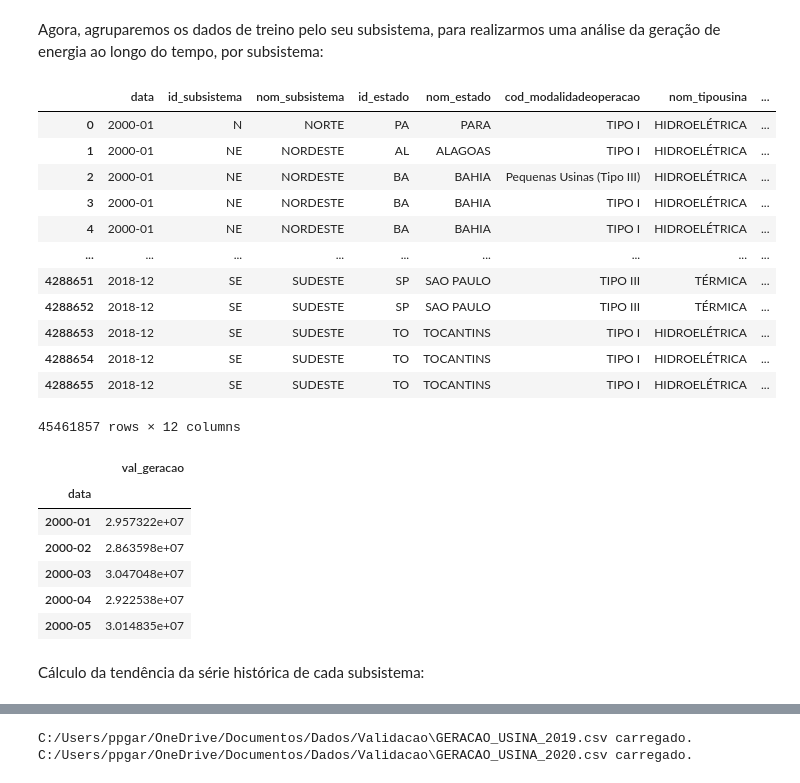
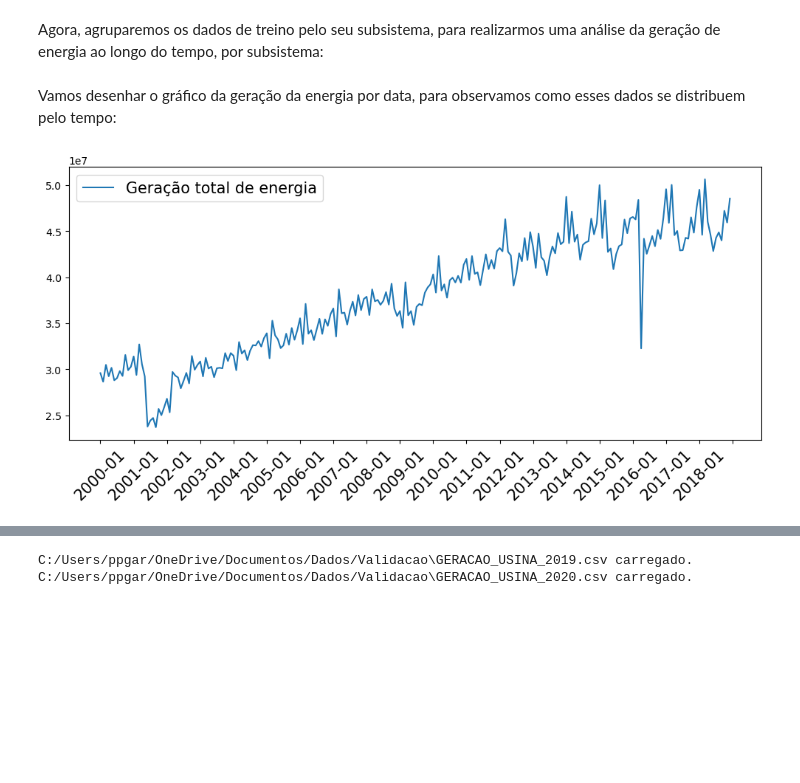
Before and after one commit to ppbgarcia/bootcamp20241, a Jupyter notebook: eda.ipynb, the cells around one changed output, grey strips where cells are left out. Drawn from its saved outputs; the diff is of its cells as text; code cells hidden in the pictures; blank space fills up the shorter version.

```diff
--- a/eda.ipynb
+++ b/eda.ipynb
@@ -83,38 +97,22 @@ norte = treino[treino['id_subsistema'] == "N"]
 nordeste = treino[treino['id_subsistema'] == "NE"]
 sul = treino[treino['id_subsistema'] == "S"]
 sudeste = treino[treino['id_subsistema'] == "SE"]
-# %%
-display(treino)
-# %% [output]
-|  | data | id_subsistema | nom_subsistema | id_estado | nom_estado | cod_modalidadeoperacao | nom_tipousina | ... |
-| 0 | 2000-01 | N | NORTE | PA | PARA | TIPO I | HIDROELÉTRICA | ... |
-| 1 | 2000-01 | NE | NORDESTE | AL | ALAGOAS | TIPO I | HIDROELÉTRICA | ... |
-| 2 | 2000-01 | NE | NORDESTE | BA | BAHIA | Pequenas Usinas (Tipo III) | HIDROELÉTRICA | ... |
-| 3 | 2000-01 | NE | NORDESTE | BA | BAHIA | TIPO I | HIDROELÉTRICA | ... |
-| 4 | 2000-01 | NE | NORDESTE | BA | BAHIA | TIPO I | HIDROELÉTRICA | ... |
-| ... | ... | ... | ... | ... | ... | ... | ... | ... |
-| 4288651 | 2018-12 | SE | SUDESTE | SP | SAO PAULO | TIPO III | TÉRMICA | ... |
-| 4288652 | 2018-12 | SE | SUDESTE | SP | SAO PAULO | TIPO III | TÉRMICA | ... |
-| 4288653 | 2018-12 | SE | SUDESTE | TO | TOCANTINS | TIPO I | HIDROELÉTRICA | ... |
-| 4288654 | 2018-12 | SE | SUDESTE | TO | TOCANTINS | TIPO I | HIDROELÉTRICA | ... |
-| 4288655 | 2018-12 | SE | SUDESTE | TO | TOCANTINS | TIPO I | HIDROELÉTRICA | ... |
-45461857 rows × 12 columns
 # %%
+#--------------------Agrupando por data --------------#
 norte = norte.groupby('data').sum('val_geracao')
 sul = sul.groupby('data').sum('val_geracao')
 sudeste = sudeste.groupby('data').sum('val_geracao')
 nordeste = nordeste.groupby('data').sum('val_geracao')
-
 brasil = pd.DataFrame()
 brasil['val_geracao'] = norte['val_geracao'] + sul['val_geracao'] + sudeste['val_geracao'] + nordeste['val_geracao']
-display(brasil.head())
-# %% [output]
-|  | val_geracao |
-| data |  |
-| 2000-01 | 2.957322e+07 |
-| 2000-02 | 2.863598e+07 |
-| 2000-03 | 3.047048e+07 |
-| 2000-04 | 2.922538e+07 |
-| 2000-05 | 3.014835e+07 |
-# %% [markdown]
-Cálculo da tendência da série histórica de cada subsistema:
+# %% [markdown]
+Vamos desenhar o gráfico da geração da energia por data, para observamos como esses dados se distribuem pelo tempo:
+# %%
+plt.figure(figsize = [10, 5])
+plt.plot(brasil['val_geracao'], label = "Geração total de energia")
+plt.legend(loc='upper left', prop={'size': 15})
+plt.gca().xaxis.set_major_locator(plt.MultipleLocator(12))
+plt.xticks(rotation = 45, fontsize = 15)
+plt.tight_layout()
+# %% [output]
+[figure, added]
```
Also changed, not shown: parts of 31 cells of this notebook.
